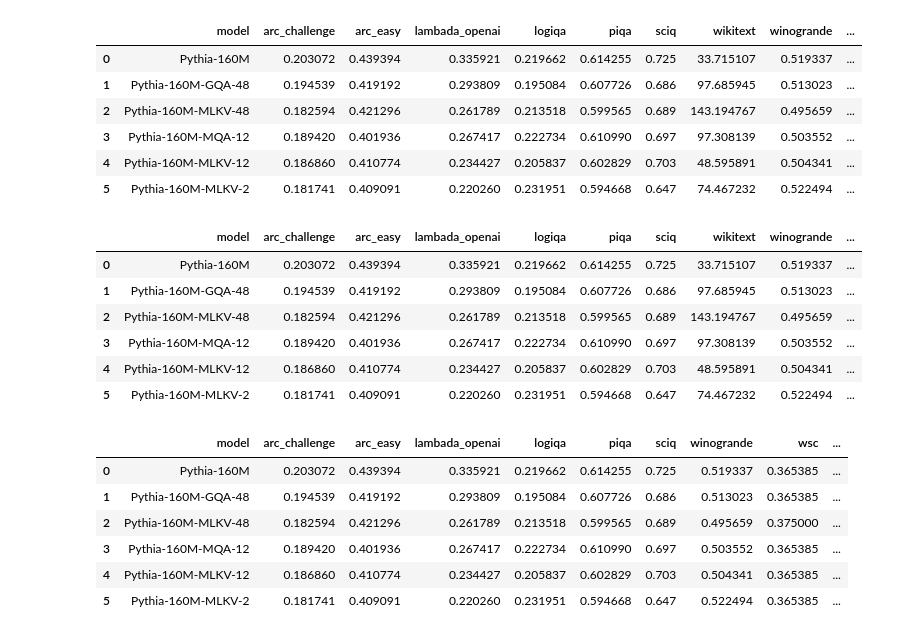
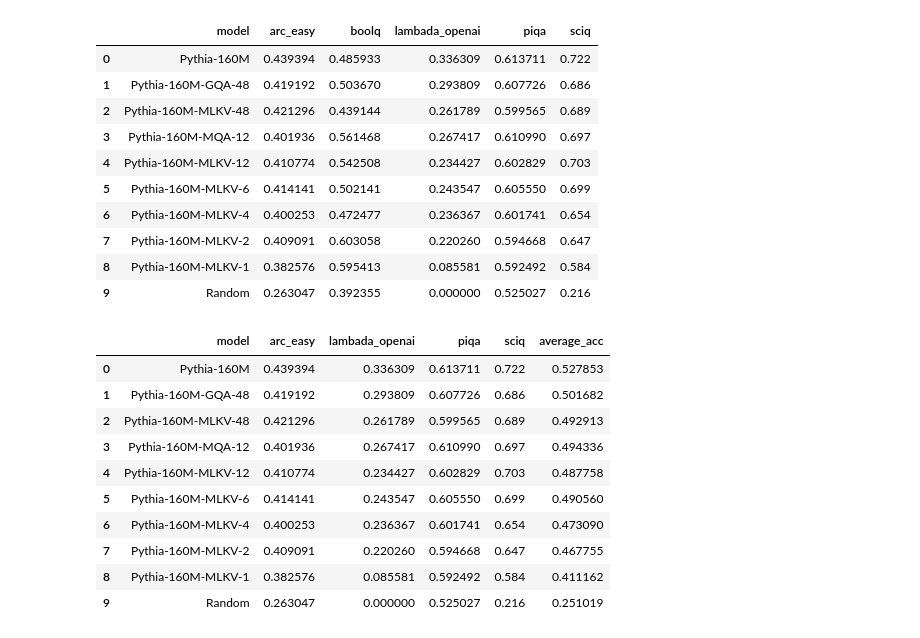
Before and after one commit to zaydzuhri/pythia-mlkv, a Jupyter notebook: figures.ipynb, the cells around one changed output. Cells and saved outputs as stored; diff of their text form; code cells hidden in the pictures.

```diff
--- a/figures.ipynb
+++ b/figures.ipynb
@@ -16,37 +31,45 @@ dpi = 150
 folder = "lm_eval_results"
 # Each model has a seperate json file for lm eval results. Dict for model name: file name
 model_files = {
     "Pythia-160M": "base_results.json",
     "Pythia-160M-GQA-48": "gqa_48_results.json",
     "Pythia-160M-MLKV-48": "mlkv_48_results.json",
     "Pythia-160M-MQA-12": "mqa_12_results.json",
     "Pythia-160M-MLKV-12": "mlkv_12_results.json",
+    "Pythia-160M-MLKV-6": "mlkv_6_results.json",
+    "Pythia-160M-MLKV-4": "mlkv_4_results.json",
     "Pythia-160M-MLKV-2": "mlkv_2_results.json",
+    "Pythia-160M-MLKV-1": "mlkv_1_results.json",
+    "Random": "random_results.json",
 }
 # Each json has a 'result' key with each item being the dict of the result on a benchmark
 # Read and put them in a dataframe with columns: model, benchmark1, benchmark2, ...
 data = {
     'model': [],
 }
 
 for model, file in model_files.items():
     data['model'].append(model)
     json_file = json.load(open(f"{folder}/{file}"))
     for benchmark, result in json_file['results'].items():
         if benchmark not in data:
             data[benchmark] = []
         if benchmark == 'wikitext':
             data[benchmark].append(result['word_perplexity,none'])
         else:
             data[benchmark].append(result['acc,none'])
 
 eval_df = pd.DataFrame(data)
 eval_df
 # %% [output]
-|  | model | arc_challenge | arc_easy | lambada_openai | logiqa | piqa | sciq | wikitext | winogrande | ... |
-| 0 | Pythia-160M | 0.203072 | 0.439394 | 0.335921 | 0.219662 | 0.614255 | 0.725 | 33.715107 | 0.519337 | ... |
-| 1 | Pythia-160M-GQA-48 | 0.194539 | 0.419192 | 0.293809 | 0.195084 | 0.607726 | 0.686 | 97.685945 | 0.513023 | ... |
-| 2 | Pythia-160M-MLKV-48 | 0.182594 | 0.421296 | 0.261789 | 0.213518 | 0.599565 | 0.689 | 143.194767 | 0.495659 | ... |
-| 3 | Pythia-160M-MQA-12 | 0.189420 | 0.401936 | 0.267417 | 0.222734 | 0.610990 | 0.697 | 97.308139 | 0.503552 | ... |
-| 4 | Pythia-160M-MLKV-12 | 0.186860 | 0.410774 | 0.234427 | 0.205837 | 0.602829 | 0.703 | 48.595891 | 0.504341 | ... |
-| 5 | Pythia-160M-MLKV-2 | 0.181741 | 0.409091 | 0.220260 | 0.231951 | 0.594668 | 0.647 | 74.467232 | 0.522494 | ... |
+|  | model | arc_easy | boolq | lambada_openai | piqa | sciq |
+| 0 | Pythia-160M | 0.439394 | 0.485933 | 0.336309 | 0.613711 | 0.722 |
+| 1 | Pythia-160M-GQA-48 | 0.419192 | 0.503670 | 0.293809 | 0.607726 | 0.686 |
+| 2 | Pythia-160M-MLKV-48 | 0.421296 | 0.439144 | 0.261789 | 0.599565 | 0.689 |
+| 3 | Pythia-160M-MQA-12 | 0.401936 | 0.561468 | 0.267417 | 0.610990 | 0.697 |
+| 4 | Pythia-160M-MLKV-12 | 0.410774 | 0.542508 | 0.234427 | 0.602829 | 0.703 |
+| 5 | Pythia-160M-MLKV-6 | 0.414141 | 0.502141 | 0.243547 | 0.605550 | 0.699 |
+| 6 | Pythia-160M-MLKV-4 | 0.400253 | 0.472477 | 0.236367 | 0.601741 | 0.654 |
+| 7 | Pythia-160M-MLKV-2 | 0.409091 | 0.603058 | 0.220260 | 0.594668 | 0.647 |
+| 8 | Pythia-160M-MLKV-1 | 0.382576 | 0.595413 | 0.085581 | 0.592492 | 0.584 |
+| 9 | Random | 0.263047 | 0.392355 | 0.000000 | 0.525027 | 0.216 |
@@ -53,25 +78,21 @@ eval_df
 # %%
 # Add average accuracy (exclude wikitext)
-eval_df['average_acc'] = eval_df.drop(columns=['model','wikitext']).mean(axis=1)
+eval_df['average_acc'] = eval_df.drop(columns=['model']).mean(axis=1)
 eval_df
 # %% [output]
-|  | model | arc_challenge | arc_easy | lambada_openai | logiqa | piqa | sciq | wikitext | winogrande | ... |
-| 0 | Pythia-160M | 0.203072 | 0.439394 | 0.335921 | 0.219662 | 0.614255 | 0.725 | 33.715107 | 0.519337 | ... |
-| 1 | Pythia-160M-GQA-48 | 0.194539 | 0.419192 | 0.293809 | 0.195084 | 0.607726 | 0.686 | 97.685945 | 0.513023 | ... |
-| 2 | Pythia-160M-MLKV-48 | 0.182594 | 0.421296 | 0.261789 | 0.213518 | 0.599565 | 0.689 | 143.194767 | 0.495659 | ... |
-| 3 | Pythia-160M-MQA-12 | 0.189420 | 0.401936 | 0.267417 | 0.222734 | 0.610990 | 0.697 | 97.308139 | 0.503552 | ... |
-| 4 | Pythia-160M-MLKV-12 | 0.186860 | 0.410774 | 0.234427 | 0.205837 | 0.602829 | 0.703 | 48.595891 | 0.504341 | ... |
-| 5 | Pythia-160M-MLKV-2 | 0.181741 | 0.409091 | 0.220260 | 0.231951 | 0.594668 | 0.647 | 74.467232 | 0.522494 | ... |
+|  | model | arc_easy | lambada_openai | piqa | sciq | average_acc |
+| 0 | Pythia-160M | 0.439394 | 0.336309 | 0.613711 | 0.722 | 0.527853 |
+| 1 | Pythia-160M-GQA-48 | 0.419192 | 0.293809 | 0.607726 | 0.686 | 0.501682 |
+| 2 | Pythia-160M-MLKV-48 | 0.421296 | 0.261789 | 0.599565 | 0.689 | 0.492913 |
+| 3 | Pythia-160M-MQA-12 | 0.401936 | 0.267417 | 0.610990 | 0.697 | 0.494336 |
+| 4 | Pythia-160M-MLKV-12 | 0.410774 | 0.234427 | 0.602829 | 0.703 | 0.487758 |
+| 5 | Pythia-160M-MLKV-6 | 0.414141 | 0.243547 | 0.605550 | 0.699 | 0.490560 |
+| 6 | Pythia-160M-MLKV-4 | 0.400253 | 0.236367 | 0.601741 | 0.654 | 0.473090 |
+| 7 | Pythia-160M-MLKV-2 | 0.409091 | 0.220260 | 0.594668 | 0.647 | 0.467755 |
+| 8 | Pythia-160M-MLKV-1 | 0.382576 | 0.085581 | 0.592492 | 0.584 | 0.411162 |
+| 9 | Random | 0.263047 | 0.000000 | 0.525027 | 0.216 | 0.251019 |
 # %%
-# Put wikitext as the last column
-wikitext = eval_df.pop('wikitext')
-eval_df['wikitext'] = wikitext
-eval_df
+# # Put wikitext as the last column
+# wikitext = eval_df.pop('wikitext')
+# eval_df['wikitext'] = wikitext
+# eval_df
-# %% [output]
-|  | model | arc_challenge | arc_easy | lambada_openai | logiqa | piqa | sciq | winogrande | wsc | ... |
-| 0 | Pythia-160M | 0.203072 | 0.439394 | 0.335921 | 0.219662 | 0.614255 | 0.725 | 0.519337 | 0.365385 | ... |
-| 1 | Pythia-160M-GQA-48 | 0.194539 | 0.419192 | 0.293809 | 0.195084 | 0.607726 | 0.686 | 0.513023 | 0.365385 | ... |
-| 2 | Pythia-160M-MLKV-48 | 0.182594 | 0.421296 | 0.261789 | 0.213518 | 0.599565 | 0.689 | 0.495659 | 0.375000 | ... |
-| 3 | Pythia-160M-MQA-12 | 0.189420 | 0.401936 | 0.267417 | 0.222734 | 0.610990 | 0.697 | 0.503552 | 0.365385 | ... |
-| 4 | Pythia-160M-MLKV-12 | 0.186860 | 0.410774 | 0.234427 | 0.205837 | 0.602829 | 0.703 | 0.504341 | 0.365385 | ... |
-| 5 | Pythia-160M-MLKV-2 | 0.181741 | 0.409091 | 0.220260 | 0.231951 | 0.594668 | 0.647 | 0.522494 | 0.365385 | ... |
```
Also changed, not shown: parts of 24 cells of this notebook, 13 other files.
